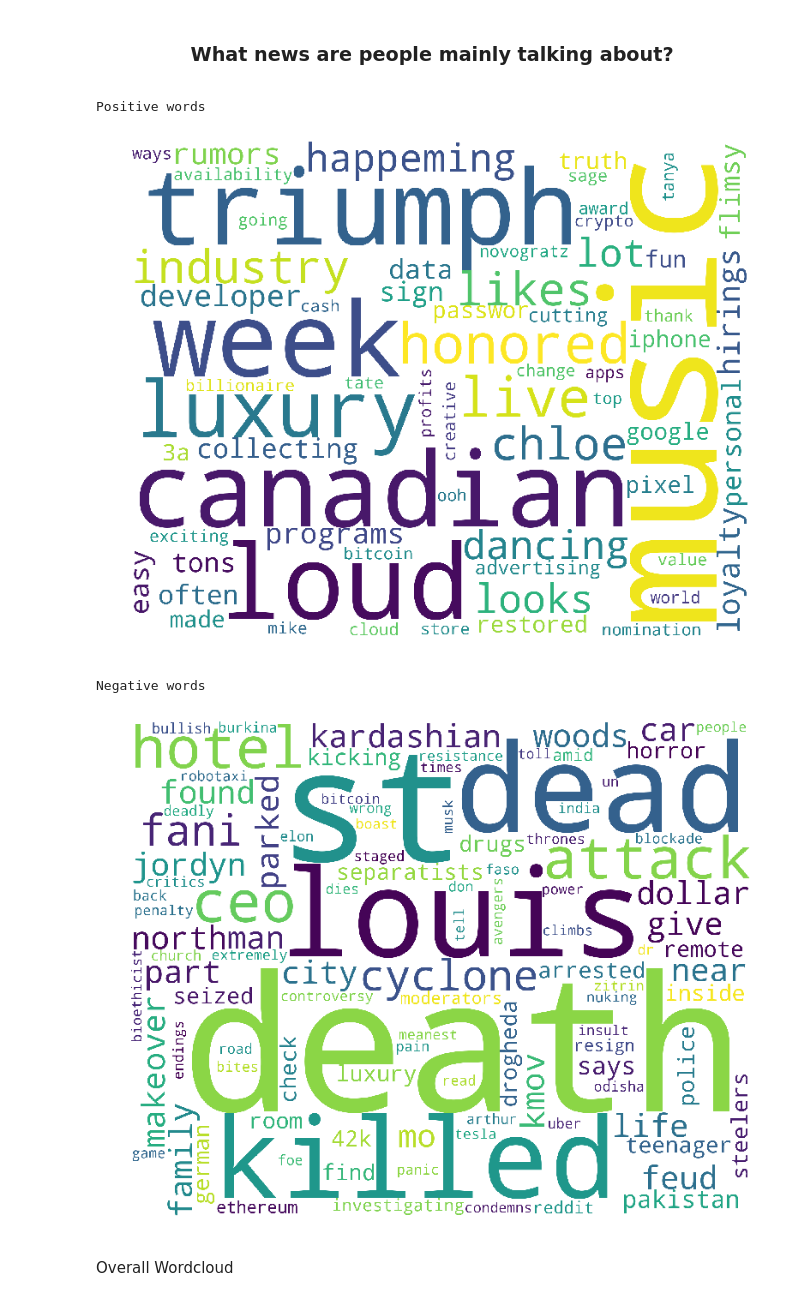
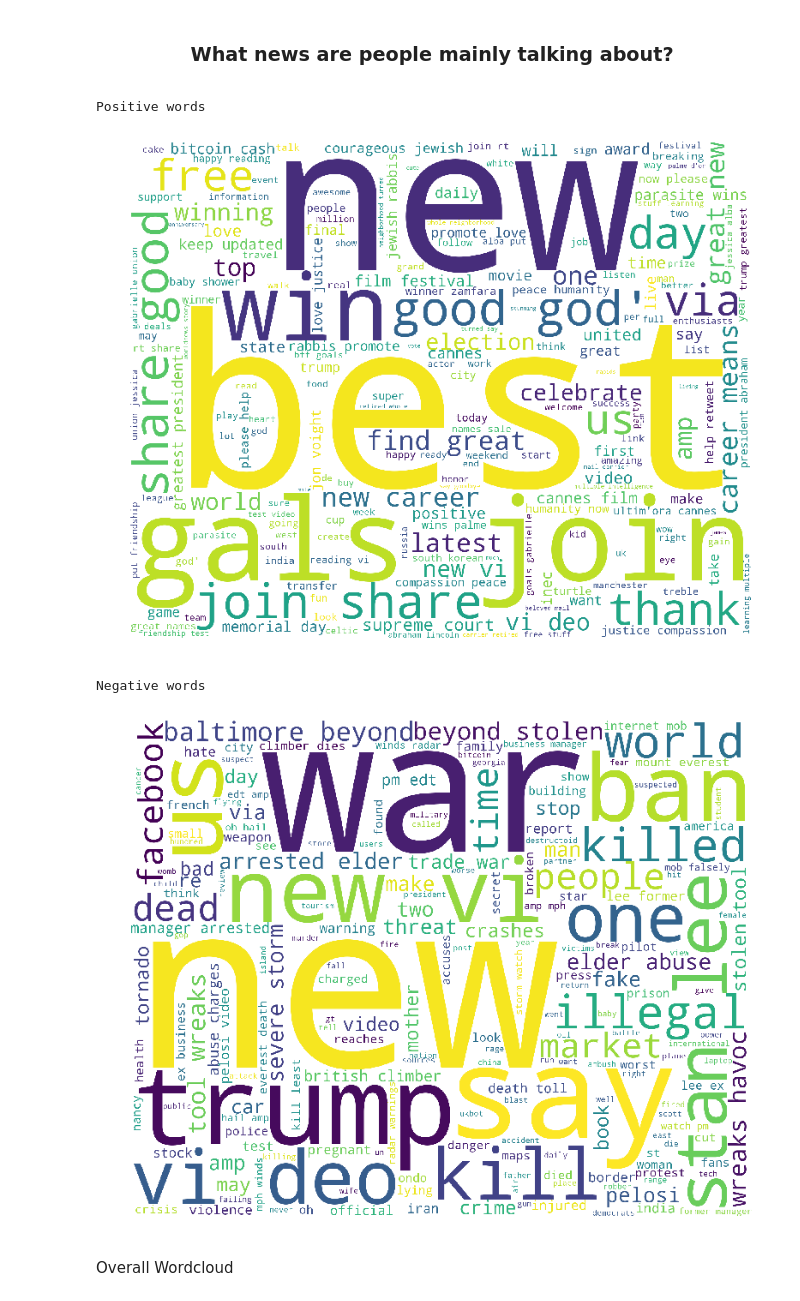
Before and after one commit to pinkdragon1000/News-Tweet-Analysis, a Jupyter notebook: News Tweet Analysis.ipynb, the cells around one changed output. Drawn from its saved outputs; the diff is of its cells as text; code cells hidden in the pictures.

Commit message:
adding mongodb and lda

```diff
--- a/News Tweet Analysis.ipynb
+++ b/News Tweet Analysis.ipynb
@@ -33,13 +22,0 @@ print(api)
-# %%
-#Search for English tweets with hashtag 'news'
-tweets = api.search('#news -filter:retweets', lang='en', count=200)
-for item in tweets:
-    if item.lang == "en":
-        if (not item.retweeted) and ('RT @' not in item.text) and (item.favorite_count > 0):
-            print (item.text)
-
-data = pd.DataFrame(data=[tweet.text for tweet in tweets], columns=['Tweets'])
-
-display(data.head(10))
-print("Latest tweet recorded at:")
-print(tweets[0].created_at)
@@ -71,0 +23,24 @@ Latest tweet recorded at:
+# %%
+def load_from_mongo(mongo_db, mongo_db_coll, return_cursor=False,
+                    criteria=None, projection=None, **mongo_conn_kw):
+
+    client = pymongo.MongoClient(**mongo_conn_kw)
+    db = client[mongo_db]
+    coll = db[mongo_db_coll]
+
+    if criteria is None:
+        criteria = {}
+
+    if projection is None:
+        cursor = coll.find(criteria)
+    else:
+        cursor = coll.find(criteria, projection)
+
+    # Returning a cursor is recommended for large amounts of data
+
+    if return_cursor:
+        return cursor
+    else:
+        return [ item for item in cursor ]
+# %%
+cached_tweets = load_from_mongo('search_results', 'news_stream', host=host)
@@ -71,0 +51,2 @@ Latest tweet recorded at:
+# %%
+data = pd.DataFrame(data=[tweet['text'] for tweet in cached_tweets], columns=['Tweets'])
@@ -142,37 +136,37 @@ Looking at this histogram there seems to be in general more neutral and negative
 # %% [markdown]
 <center><h3> What news are people mainly talking about?</h3></center>
 # %%
-pos = data[data['compound']> 0.3]
+pos = data[data['compound']> 0.5]
 pos = pos['Tweets']
-neg = data[data['compound']< -0.3]
+neg = data[data['compound']< -0.5]
 neg = neg['Tweets']
 def wordcloud_draw(data):
     words = ' '.join(data)
     cleaned_word = " ".join([word.lower() for word in words.split()
                             if 'http' not in word
                                 and not word.startswith('@')
                                 and not word.startswith('#')
                                 and word != 'RT'
                             ])
     wordcloud = WordCloud(stopwords=STOPWORDS,
                       background_color='white',
                       width=2500,
                       height=2000
                      ).generate(cleaned_word)
     plt.figure(1,figsize=(13, 13))
     plt.imshow(wordcloud)
     plt.axis('off')
     plt.show()
 
 print("Positive words")
 wordcloud_draw(pos)
 print("Negative words")
 wordcloud_draw(neg)
 # %% [output]
 Positive words
-[figure, old version]
+[figure, new version]
 Negative words
-[figure, old version]
+[figure, new version]
 # %% [markdown]
 Overall Wordcloud
 # %%
```
Also changed, not shown: parts of 18 cells of this notebook.
